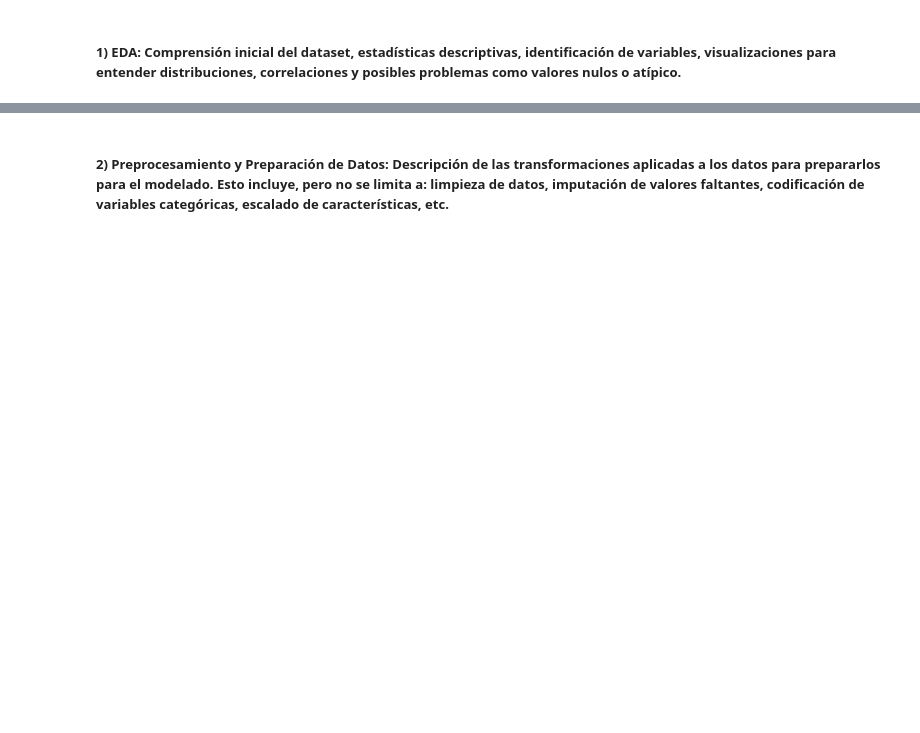
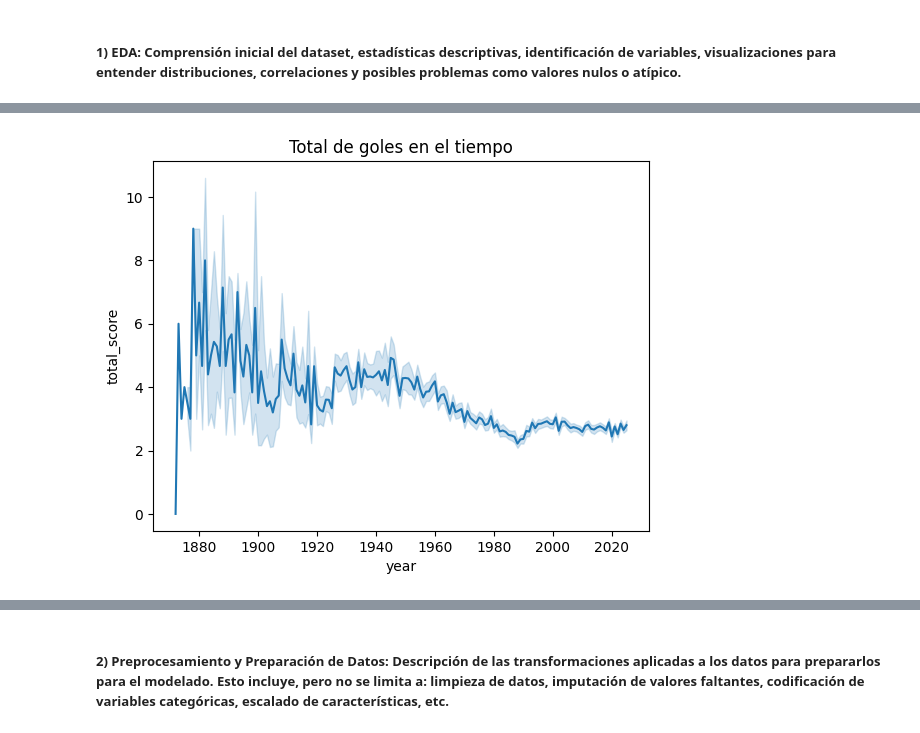
Before and after one commit to carlosrivasa/tpAdM, a Jupyter notebook: FIFA2026.ipynb, the cells around one changed output, grey strips where cells are left out. Drawn from its saved outputs; the diff is of its cells as text; code cells hidden in the pictures; blank space fills up the shorter version.

```diff
--- a/FIFA2026.ipynb
+++ b/FIFA2026.ipynb
@@ -69,0 +140,6 @@ dtype: int64
+# %%
+sns.lineplot(data=results, x="year", y="total_score")
+plt.title("Total de goles en el tiempo")
+plt.show()
+# %% [output]
+[figure, added]
```
Also changed, not shown: parts of 42 cells of this notebook, 2 other files.
